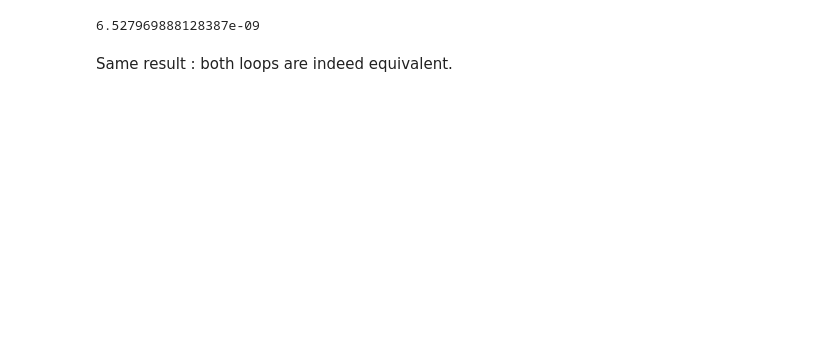
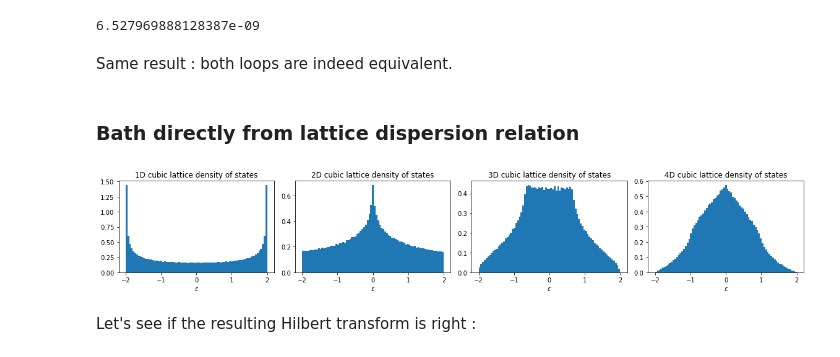
Before and after one commit to romainfd/DMFT-solver, a Jupyter notebook: play-with-green-func.ipynb, the cells around one changed output. Drawn from its saved outputs; the diff is of its cells as text; code cells hidden in the pictures; blank space fills up the shorter version.

Commit message:
DMFT loop based on disp relation directly; notes: typos & details

```diff
--- a/play-with-green-func.ipynb
+++ b/play-with-green-func.ipynb
@@ -470,3 +476,5 @@ np.linalg.norm(Σloc_iωn - Σloc_iωn_loop1, ord=1)
 6.527969888128387e-09
 # %% [markdown]
 Same result : both loops are indeed equivalent.
+# %% [markdown]
+### Bath directly from lattice dispersion relation
@@ -472,0 +489,26 @@ Same result : both loops are indeed equivalent.
+# %%
+def ϵk_cubic (d, t, N, ε=0):
+    # a = 1
+    k1 = np.linspace(-π,+π,N)
+    k = np.meshgrid(*([k1]*d))
+    ϵk = np.zeros_like(k[0], dtype=complex)
+    for l in range(d):
+        ϵk += 2 * t[l] * np.cos(k[l])
+    ϵk += 2j * ε * np.sin(k[0])
+    return ϵk
+# %%
+fig, axes = plt.subplots(ncols=4, figsize=(16,3))
+
+for d in [1,2,3,4]:
+    t = 1/d
+    N = int(4000**(1/sqrt(d)))
+    ϵk = ϵk_cubic(d, [t]*d, N)
+    axes[d-1].hist(ϵk.reshape((N**d)), bins=81, density=True)
+    axes[d-1].set_title("{}D cubic lattice density of states".format(d))
+    axes[d-1].set_xlabel(r"$\varepsilon$")
+
+fig.tight_layout()
+# %% [output]
+[figure, added]
+# %% [markdown]
+Let's see if the resulting Hilbert transform is right :
```
Also changed, not shown: parts of 12 cells of this notebook, 1 other file.
